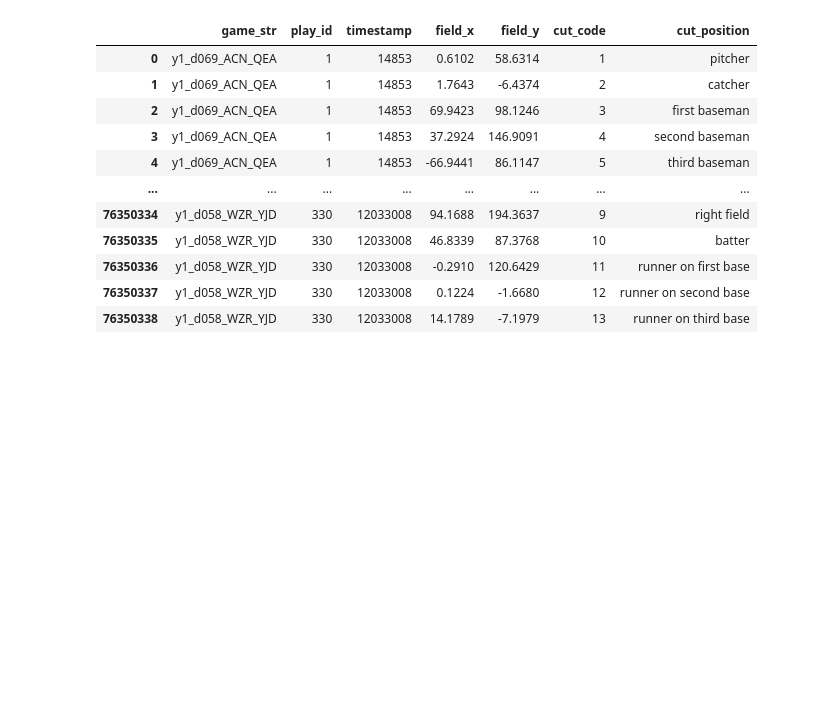
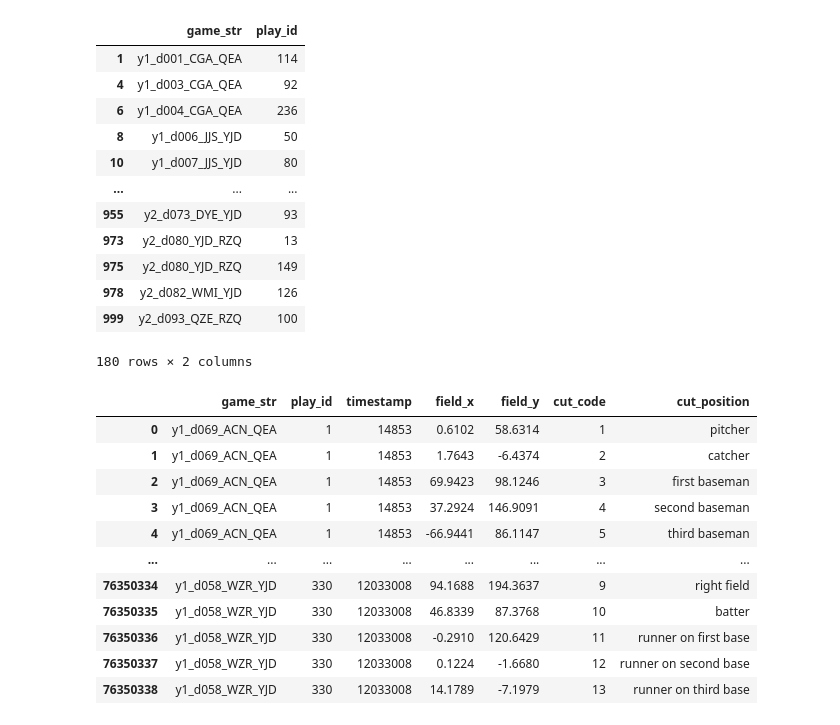
Before and after one commit to alexfrederick1/The-Man-in-the-Middle, a Jupyter notebook: cutoff-model.ipynb, the cells around one changed output. Saved outputs shown, nothing was run; the diff lists cells and outputs as text; code cells hidden in the pictures; blank space fills up the shorter version.

```diff
--- a/cutoff-model.ipynb
+++ b/cutoff-model.ipynb
@@ -80,6 +80,22 @@ cut and relay to second baseman     65
 cut and relay to first baseman      43
 cut and relay to pitcher             4
 Name: count, dtype: int64
+# %%
+plays_to_update
+# %% [output]
+|  | game_str | play_id |
+| 1 | y1_d001_CGA_QEA | 114 |
+| 4 | y1_d003_CGA_QEA | 92 |
+| 6 | y1_d004_CGA_QEA | 236 |
+| 8 | y1_d006_JJS_YJD | 50 |
+| 10 | y1_d007_JJS_YJD | 80 |
+| ... | ... | ... |
+| 955 | y2_d073_DYE_YJD | 93 |
+| 973 | y2_d080_YJD_RZQ | 13 |
+| 975 | y2_d080_YJD_RZQ | 149 |
+| 978 | y2_d082_WMI_YJD | 126 |
+| 999 | y2_d093_QZE_RZQ | 100 |
+180 rows × 2 columns
 # %%
 data_path = "/Users/pranavrajaram/SMT-Data-Challenge-2025"
 def readDataSubset(table_type, data_path):
```
Also changed, not shown: parts of 15 cells of this notebook, 2 other files.
